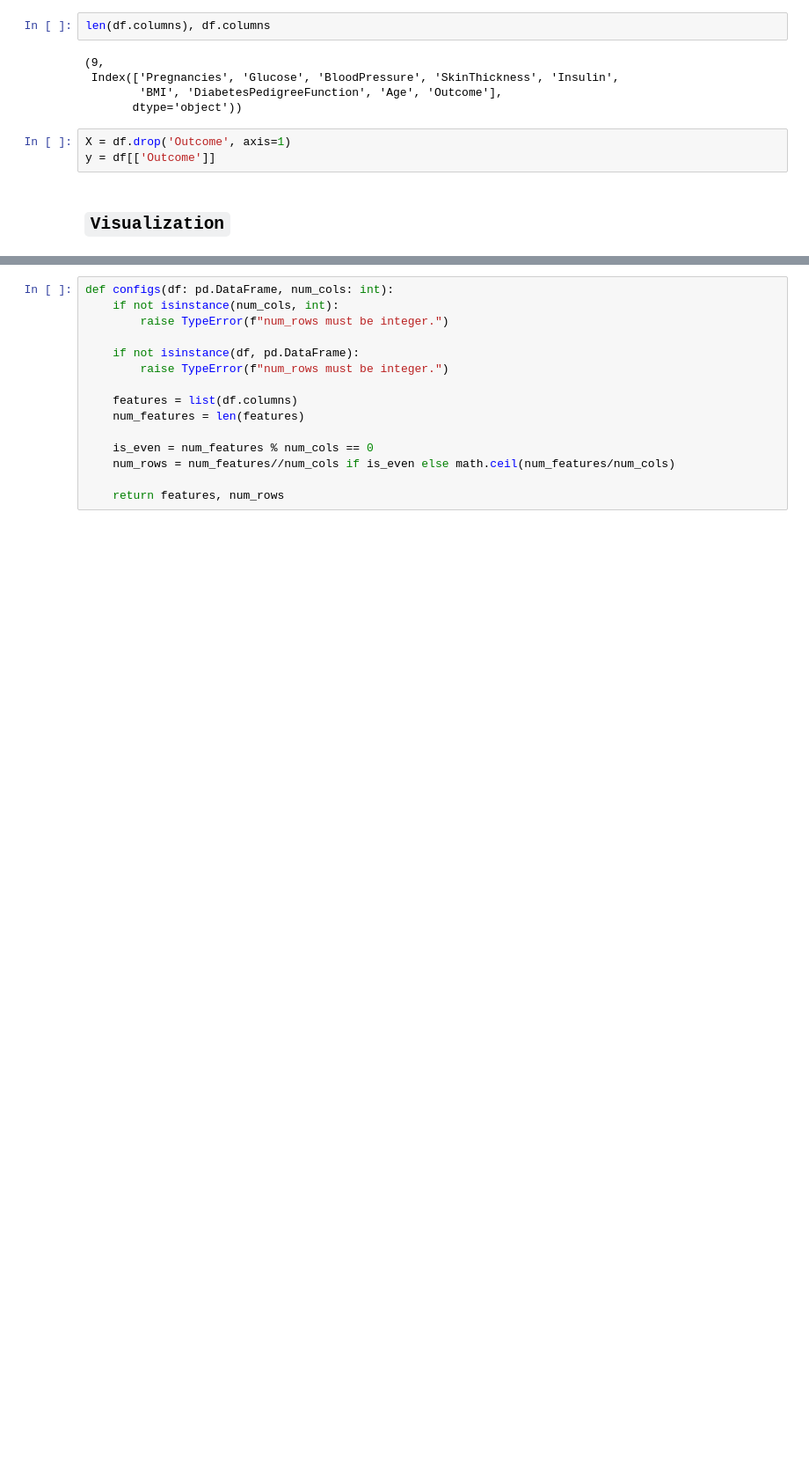
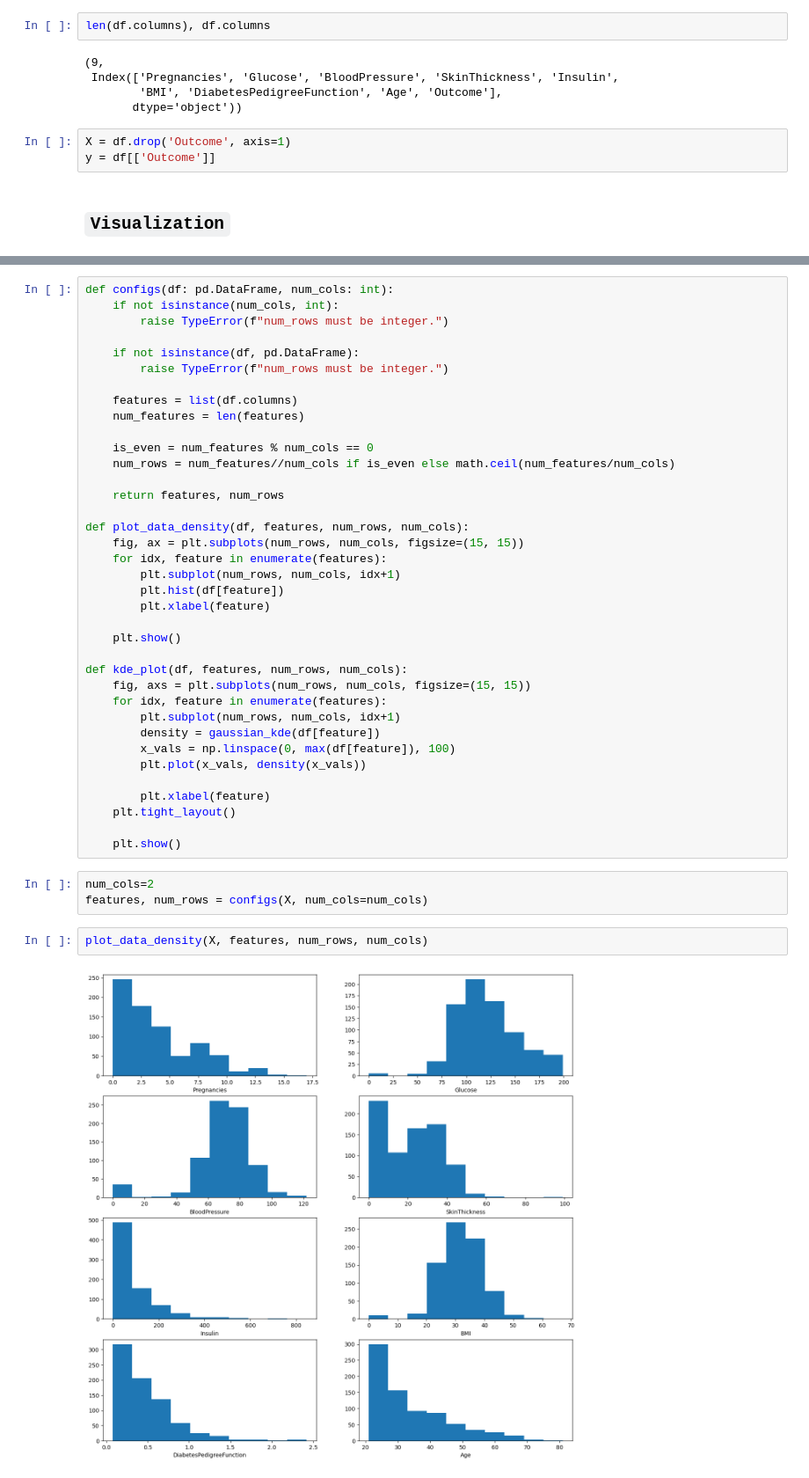
Before and after one commit to mausam1112/Pytorch-NN, a Jupyter notebook: Diabeties-Classification/eda.ipynb, the cells around one changed output, grey strips where cells are left out. Shown: that part at 88% size. Saved outputs shown, nothing was run; the diff lists cells and outputs as text; blank space fills up the shorter version.

```diff
--- a/Diabeties-Classification/eda.ipynb
+++ b/Diabeties-Classification/eda.ipynb
@@ -71,3 +74,32 @@ def configs(df: pd.DataFrame, num_cols: int):
     num_rows = num_features//num_cols if is_even else math.ceil(num_features/num_cols)
 
     return features, num_rows
+
+def plot_data_density(df, features, num_rows, num_cols):
+    fig, ax = plt.subplots(num_rows, num_cols, figsize=(15, 15))
+    for idx, feature in enumerate(features):
+        plt.subplot(num_rows, num_cols, idx+1)
+        plt.hist(df[feature])
+        plt.xlabel(feature)
+
+    plt.show()
+
+def kde_plot(df, features, num_rows, num_cols):
+    fig, axs = plt.subplots(num_rows, num_cols, figsize=(15, 15))
+    for idx, feature in enumerate(features):
+        plt.subplot(num_rows, num_cols, idx+1)
+        density = gaussian_kde(df[feature])
+        x_vals = np.linspace(0, max(df[feature]), 100)
+        plt.plot(x_vals, density(x_vals))
+
+        plt.xlabel(feature)
+    plt.tight_layout()
+
+    plt.show()
+# %%
+num_cols=2
+features, num_rows = configs(X, num_cols=num_cols)
+# %%
+plot_data_density(X, features, num_rows, num_cols)
+# %% [output]
+[figure, added]
```
Also changed, not shown: parts of 2 cells of this notebook.
